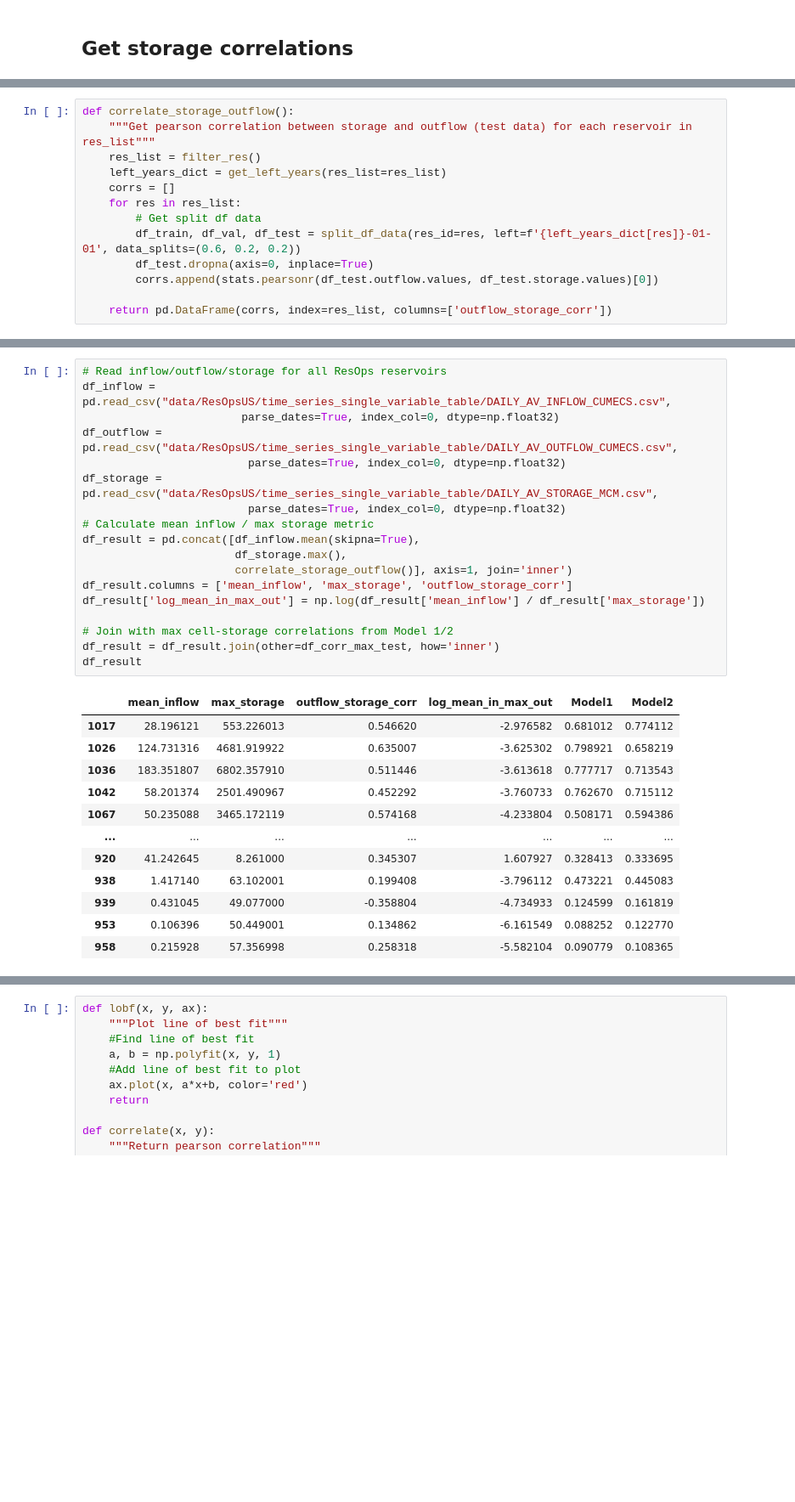
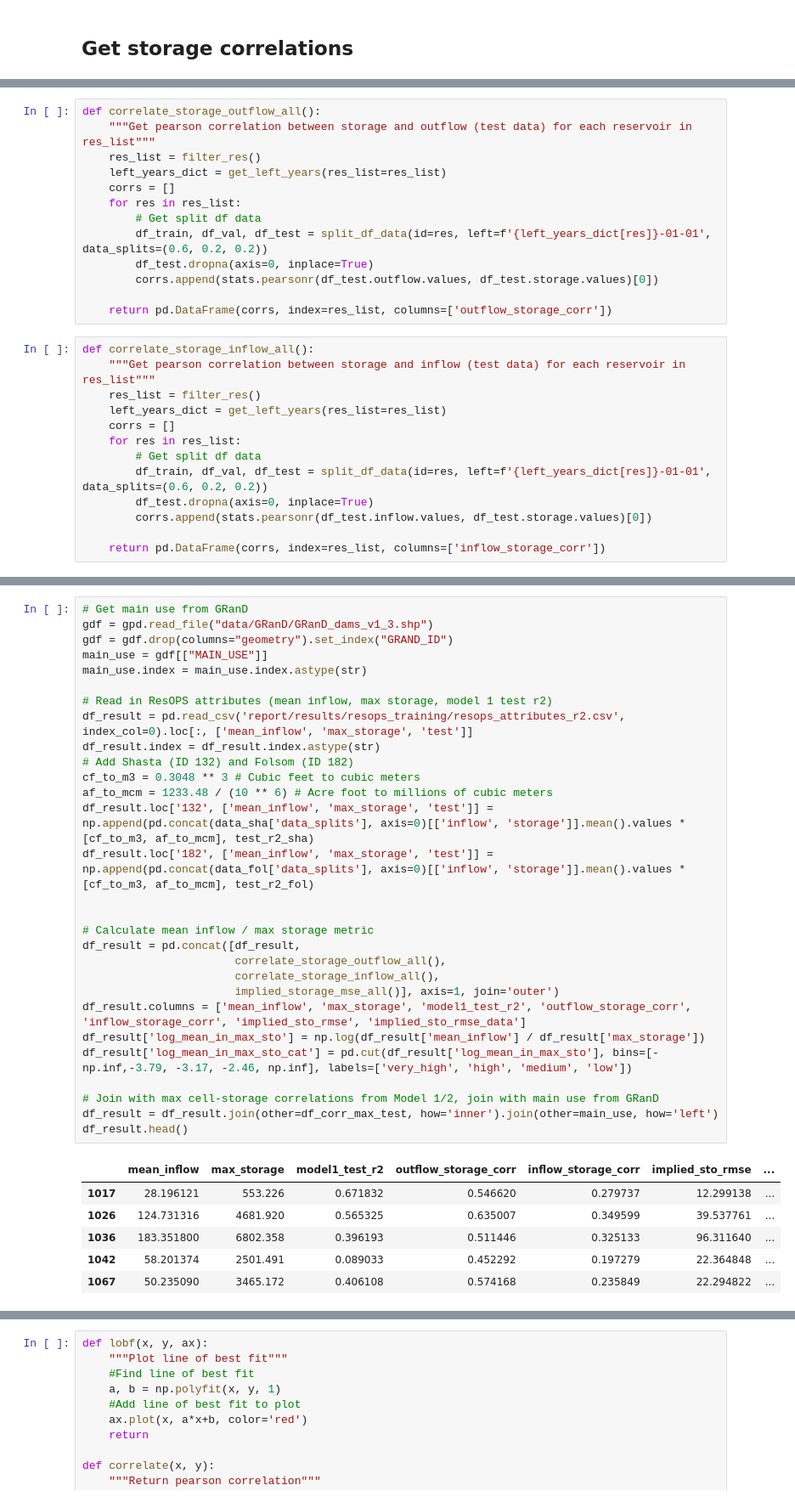
Before and after one commit to Matt2371/DL-reservoir-modeling, a Jupyter notebook: experiments/10g_resops_cell_states.ipynb, the cells around one changed output, grey strips where cells are left out. Shown at 85% size. Drawn from its saved outputs; the diff is of its cells as text; blank space fills up the shorter version.

```diff
--- a/experiments/10g_resops_cell_states.ipynb
+++ b/experiments/10g_resops_cell_states.ipynb
@@ -305,13 +451,26 @@ np.float64(0.9686681250358141)
 # %%
-def correlate_storage_outflow():
+def correlate_storage_outflow_all():
     """Get pearson correlation between storage and outflow (test data) for each reservoir in res_list"""
     res_list = filter_res()
     left_years_dict = get_left_years(res_list=res_list)
     corrs = []
     for res in res_list:
         # Get split df data
-        df_train, df_val, df_test = split_df_data(res_id=res, left=f'{left_years_dict[res]}-01-01', data_splits=(0.6, 0.2, 0.2))
+        df_train, df_val, df_test = split_df_data(id=res, left=f'{left_years_dict[res]}-01-01', data_splits=(0.6, 0.2, 0.2))
         df_test.dropna(axis=0, inplace=True)
         corrs.append(stats.pearsonr(df_test.outflow.values, df_test.storage.values)[0])
 
     return pd.DataFrame(corrs, index=res_list, columns=['outflow_storage_corr'])
+# %%
+def correlate_storage_inflow_all():
+    """Get pearson correlation between storage and inflow (test data) for each reservoir in res_list"""
+    res_list = filter_res()
+    left_years_dict = get_left_years(res_list=res_list)
+    corrs = []
+    for res in res_list:
+        # Get split df data
+        df_train, df_val, df_test = split_df_data(id=res, left=f'{left_years_dict[res]}-01-01', data_splits=(0.6, 0.2, 0.2))
+        df_test.dropna(axis=0, inplace=True)
+        corrs.append(stats.pearsonr(df_test.inflow.values, df_test.storage.values)[0])
+
+    return pd.DataFrame(corrs, index=res_list, columns=['inflow_storage_corr'])
@@ -318,31 +503,36 @@ def correlate_storage_outflow():
 # %%
-# Read inflow/outflow/storage for all ResOps reservoirs
-df_inflow = pd.read_csv("data/ResOpsUS/time_series_single_variable_table/DAILY_AV_INFLOW_CUMECS.csv",
-                        parse_dates=True, index_col=0, dtype=np.float32)
-df_outflow = pd.read_csv("data/ResOpsUS/time_series_single_variable_table/DAILY_AV_OUTFLOW_CUMECS.csv",
-                         parse_dates=True, index_col=0, dtype=np.float32)
-df_storage = pd.read_csv("data/ResOpsUS/time_series_single_variable_table/DAILY_AV_STORAGE_MCM.csv",
-                         parse_dates=True, index_col=0, dtype=np.float32)
+# Get main use from GRanD
+gdf = gpd.read_file("data/GRanD/GRanD_dams_v1_3.shp")
+gdf = gdf.drop(columns="geometry").set_index("GRAND_ID")
+main_use = gdf[["MAIN_USE"]]
+main_use.index = main_use.index.astype(str)
+
+# Read in ResOPS attributes (mean inflow, max storage, model 1 test r2)
+df_result = pd.read_csv('report/results/resops_training/resops_attributes_r2.csv', index_col=0).loc[:, ['mean_inflow', 'max_storage', 'test']]
+df_result.index = df_result.index.astype(str)
+# Add Shasta (ID 132) and Folsom (ID 182)
+cf_to_m3 = 0.3048 ** 3 # Cubic feet to cubic meters
+af_to_mcm = 1233.48 / (10 ** 6) # Acre foot to millions of cubic meters
+df_result.loc['132', ['mean_inflow', 'max_storage', 'test']] = np.append(pd.concat(data_sha['data_splits'], axis=0)[['inflow', 'storage']].mean().values * [cf_to_m3, af_to_mcm], test_r2_sha)
+df_result.loc['182', ['mean_inflow', 'max_storage', 'test']] = np.append(pd.concat(data_fol['data_splits'], axis=0)[['inflow', 'storage']].mean().values * [cf_to_m3, af_to_mcm], test_r2_fol)
+
+
 # Calculate mean inflow / max storage metric
-df_result = pd.concat([df_inflow.mean(skipna=True),
-                       df_storage.max(),
-                       correlate_storage_outflow()], axis=1, join='inner')
-df_result.columns = ['mean_inflow', 'max_storage', 'outflow_storage_corr']
-df_result['log_mean_in_max_out'] = np.log(df_result['mean_inflow'] / df_result['max_storage'])
+df_result = pd.concat([df_result,
+                       correlate_storage_outflow_all(),
+                       correlate_storage_inflow_all(),
+                       implied_storage_mse_all()], axis=1, join='outer')
+df_result.columns = ['mean_inflow', 'max_storage', 'model1_test_r2', 'outflow_storage_corr', 'inflow_storage_corr', 'implied_sto_rmse', 'implied_sto_rmse_data']
+df_result['log_mean_in_max_sto'] = np.log(df_result['mean_inflow'] / df_result['max_storage'])
+df_result['log_mean_in_max_sto_cat'] = pd.cut(df_result['log_mean_in_max_sto'], bins=[-np.inf,-3.79, -3.17, -2.46, np.inf], labels=['very_high', 'high', 'medium', 'low'])
 
-# Join with max cell-storage correlations from Model 1/2
-df_result = df_result.join(other=df_corr_max_test, how='inner')
-df_result
+# Join with max cell-storage correlations from Model 1/2, join with main use from GRanD
+df_result = df_result.join(other=df_corr_max_test, how='inner').join(other=main_use, how='left')
+df_result.head()
 # %% [output]
-|  | mean_inflow | max_storage | outflow_storage_corr | log_mean_in_max_out | Model1 | Model2 |
-| 1017 | 28.196121 | 553.226013 | 0.546620 | -2.976582 | 0.681012 | 0.774112 |
-| 1026 | 124.731316 | 4681.919922 | 0.635007 | -3.625302 | 0.798921 | 0.658219 |
-| 1036 | 183.351807 | 6802.357910 | 0.511446 | -3.613618 | 0.777717 | 0.713543 |
-| 1042 | 58.201374 | 2501.490967 | 0.452292 | -3.760733 | 0.762670 | 0.715112 |
-| 1067 | 50.235088 | 3465.172119 | 0.574168 | -4.233804 | 0.508171 | 0.594386 |
-| ... | ... | ... | ... | ... | ... | ... |
-| 920 | 41.242645 | 8.261000 | 0.345307 | 1.607927 | 0.328413 | 0.333695 |
-| 938 | 1.417140 | 63.102001 | 0.199408 | -3.796112 | 0.473221 | 0.445083 |
-| 939 | 0.431045 | 49.077000 | -0.358804 | -4.734933 | 0.124599 | 0.161819 |
-| 953 | 0.106396 | 50.449001 | 0.134862 | -6.161549 | 0.088252 | 0.122770 |
-| 958 | 0.215928 | 57.356998 | 0.258318 | -5.582104 | 0.090779 | 0.108365 |
+|  | mean_inflow | max_storage | model1_test_r2 | outflow_storage_corr | inflow_storage_corr | implied_sto_rmse | ... |
+| 1017 | 28.196121 | 553.226 | 0.671832 | 0.546620 | 0.279737 | 12.299138 | ... |
+| 1026 | 124.731316 | 4681.920 | 0.565325 | 0.635007 | 0.349599 | 39.537761 | ... |
+| 1036 | 183.351800 | 6802.358 | 0.396193 | 0.511446 | 0.325133 | 96.311640 | ... |
+| 1042 | 58.201374 | 2501.491 | 0.089033 | 0.452292 | 0.197279 | 22.364848 | ... |
+| 1067 | 50.235090 | 3465.172 | 0.406108 | 0.574168 | 0.235849 | 22.294822 | ... |
```
Also changed, not shown: parts of 31 cells of this notebook, 10 other files.
